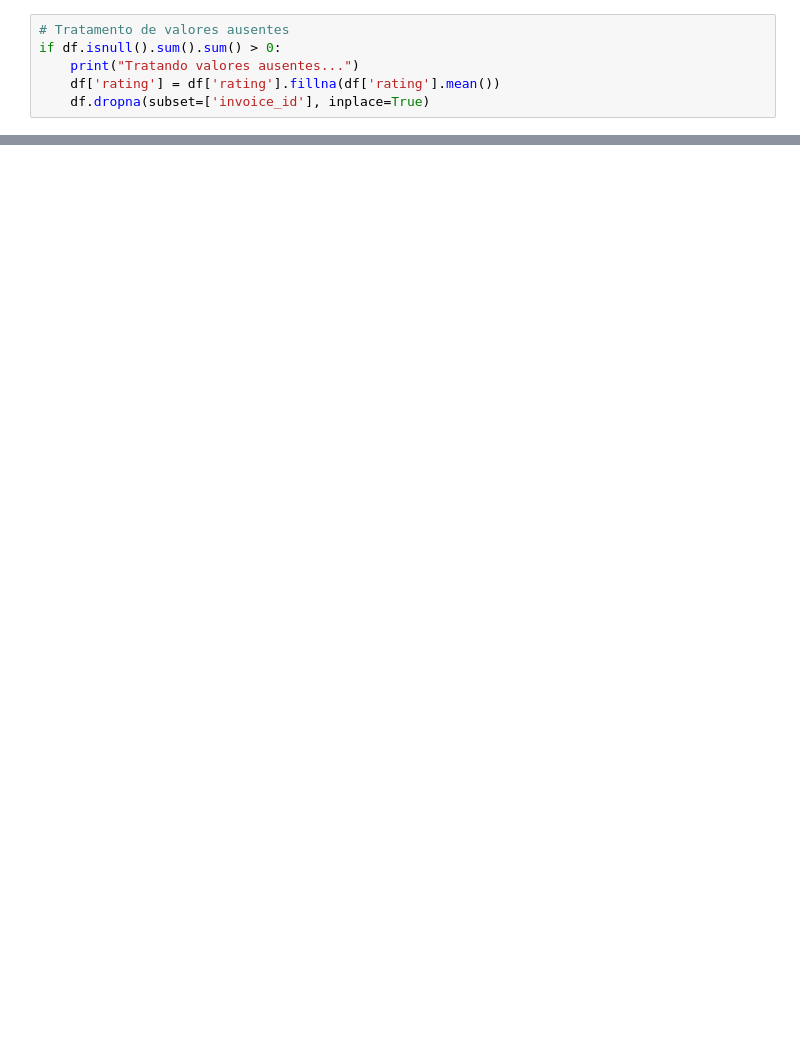
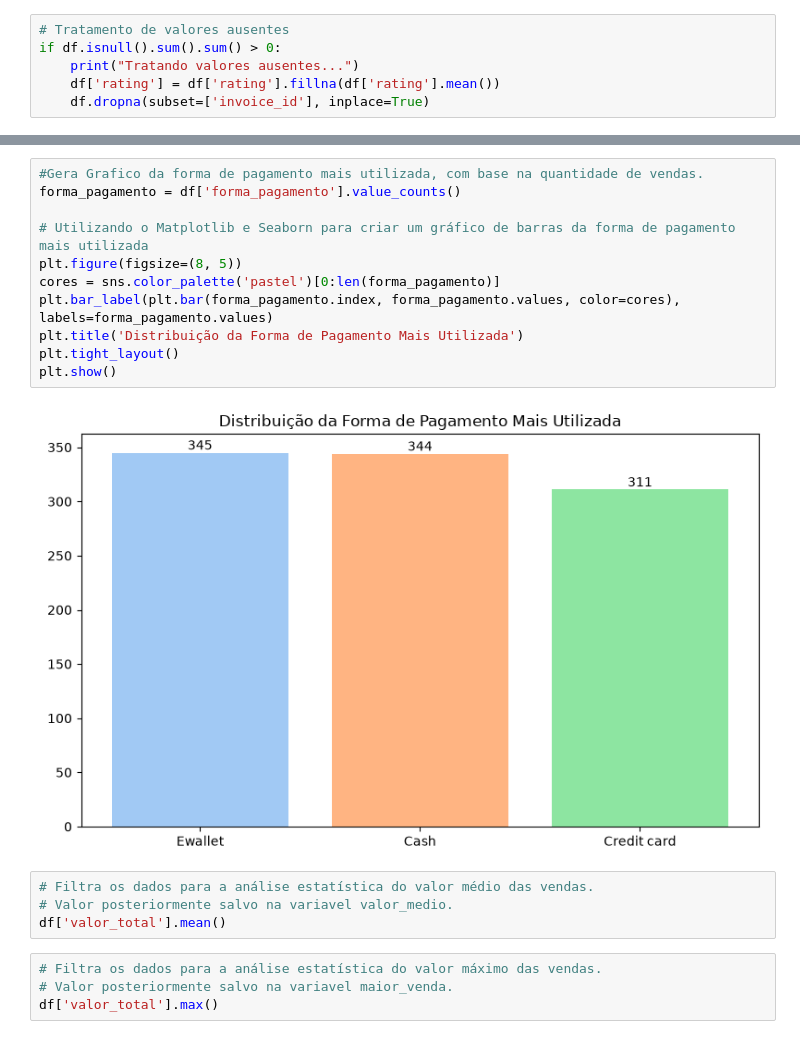
Before and after one commit to cadujochem/projeto-supermarket-sales, a Jupyter notebook: src/notebook_etl.ipynb, the cells around one changed output, grey strips where cells are left out. Saved outputs shown, nothing was run; the diff lists cells and outputs as text; blank space fills up the shorter version.

```diff
--- a/src/notebook_etl.ipynb
+++ b/src/notebook_etl.ipynb
@@ -174,0 +299,21 @@ print(f" ETL concluído com sucesso! Arquivo gerado em: {caminho_saida}")
+# %%
+#Gera Grafico da forma de pagamento mais utilizada, com base na quantidade de vendas.
+forma_pagamento = df['forma_pagamento'].value_counts()
+
+# Utilizando o Matplotlib e Seaborn para criar um gráfico de barras da forma de pagamento mais utilizada
+plt.figure(figsize=(8, 5))
+cores = sns.color_palette('pastel')[0:len(forma_pagamento)]
+plt.bar_label(plt.bar(forma_pagamento.index, forma_pagamento.values, color=cores), labels=forma_pagamento.values)
+plt.title('Distribuição da Forma de Pagamento Mais Utilizada')
+plt.tight_layout()
+plt.show()
+# %% [output]
+[figure, added]
+# %%
+# Filtra os dados para a análise estatística do valor médio das vendas.
+# Valor posteriormente salvo na variavel valor_medio.
+df['valor_total'].mean()
+# %%
+# Filtra os dados para a análise estatística do valor máximo das vendas.
+# Valor posteriormente salvo na variavel maior_venda.
+df['valor_total'].max()
```
Also changed, not shown: parts of 21 cells of this notebook, 10 other files.
